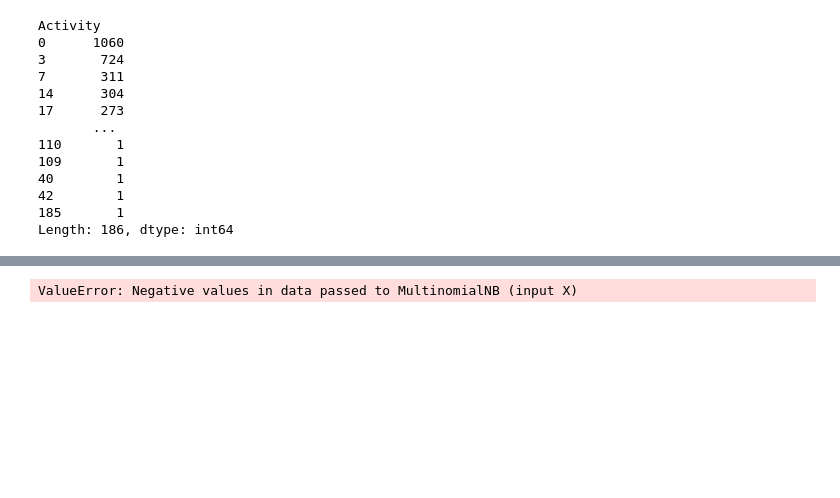
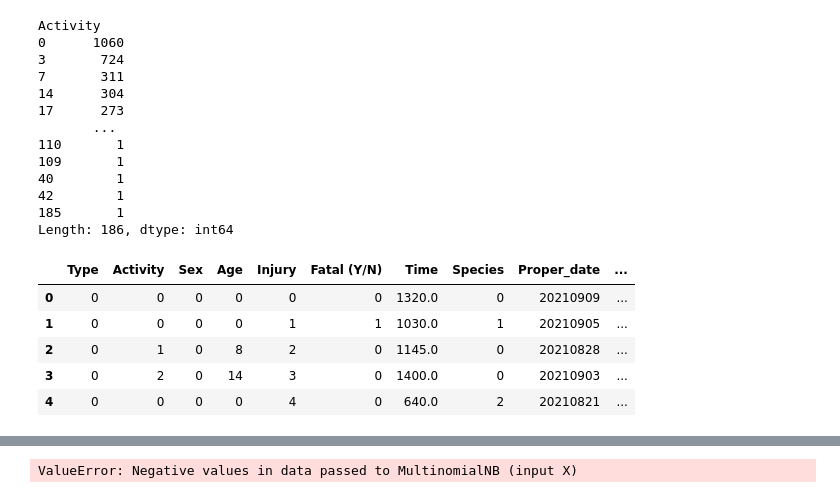
Before and after one commit to joshuapalicka/SharkAttackAnalysis, a Jupyter notebook: FinalModels.ipynb, the cells around one changed output, grey strips where cells are left out. Saved outputs shown, nothing was run; the diff lists cells and outputs as text; code cells hidden in the pictures; blank space fills up the shorter version.

```diff
--- a/FinalModels.ipynb
+++ b/FinalModels.ipynb
@@ -136,6 +136,15 @@ Activity
 42        1
 185       1
 Length: 186, dtype: int64
+# %%
+shark_data_unclean.head()
+# %% [output]
+|  | Type | Activity | Sex | Age | Injury | Fatal (Y/N) | Time | Species | Proper_date | ... |
+| 0 | 0 | 0 | 0 | 0 | 0 | 0 | 1320.0 | 0 | 20210909 | ... |
+| 1 | 0 | 0 | 0 | 0 | 1 | 1 | 1030.0 | 1 | 20210905 | ... |
+| 2 | 0 | 1 | 0 | 8 | 2 | 0 | 1145.0 | 0 | 20210828 | ... |
+| 3 | 0 | 2 | 0 | 14 | 3 | 0 | 1400.0 | 0 | 20210903 | ... |
+| 4 | 0 | 0 | 0 | 0 | 4 | 0 | 640.0 | 2 | 20210821 | ... |
 # %%
 from sklearn.preprocessing import MinMaxScaler
 
```
Also changed, not shown: parts of 9 cells of this notebook, 2 other files.
